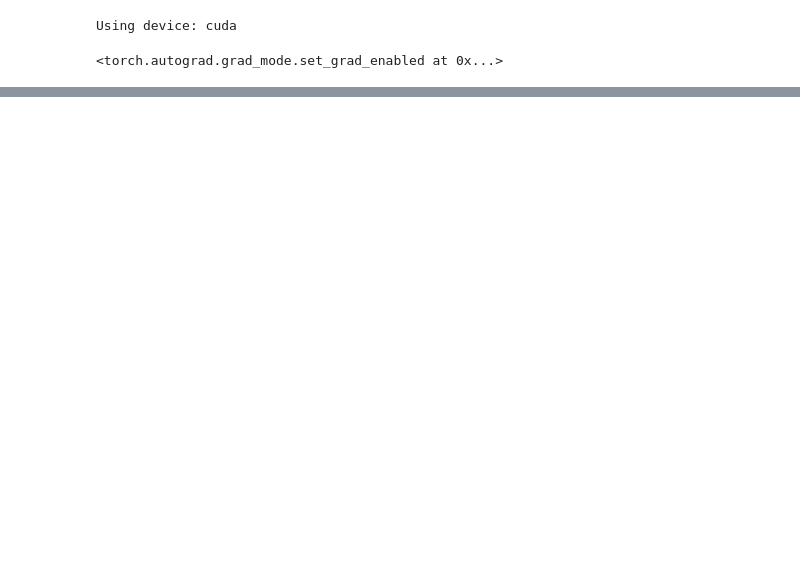
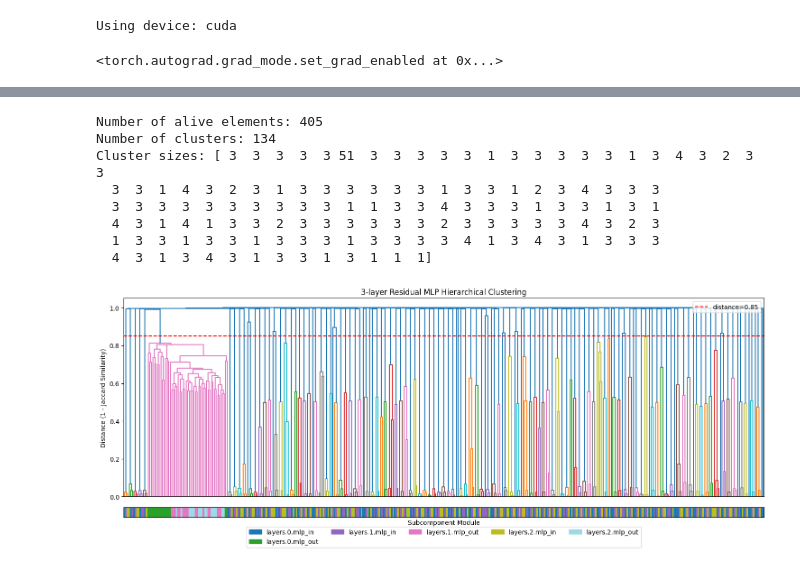
Before and after one commit to mivanit/apd, a Jupyter notebook: notebooks/dev_grouping.ipynb, the cells around one changed output, grey strips where cells are left out. Cells and saved outputs as stored; diff of their text form; code cells hidden in the pictures; blank space fills up the shorter version.

```diff
--- a/notebooks/dev_grouping.ipynb
+++ b/notebooks/dev_grouping.ipynb
@@ -189,0 +494,20 @@ plt.show()
+# %%
+fig, clusters, Z, alive_mask = plot_clustering_from_results(
+    results,
+    group_key='group_0',
+    linkage_method='complete',
+    threshold=0.85,
+    title = '3-layer Residual MLP Hierarchical Clustering',
+    min_alive_counts = 500,
+    figsize=(15, 6),
+)
+# %% [output]
+Number of alive elements: 405
+Number of clusters: 134
+Cluster sizes: [ 3  3  3  3  3 51  3  3  3  3  3  1  3  3  3  3  3  1  3  4  3  2  3  3
+  3  3  1  4  3  2  3  1  3  3  3  3  3  3  1  3  3  1  2  3  4  3  3  3
+  3  3  3  3  3  3  3  3  3  3  1  1  3  3  4  3  3  3  1  3  3  1  3  1
+  4  3  1  4  1  3  3  2  3  3  3  3  3  3  2  3  3  3  3  3  4  3  2  3
+  1  3  3  1  3  3  1  3  3  3  1  3  3  3  3  4  1  3  4  3  1  3  3  3
+  4  3  1  3  4  3  1  3  3  1  3  1  1  1]
+[figure, added]
```
Also changed, not shown: parts of 21 cells of this notebook.
